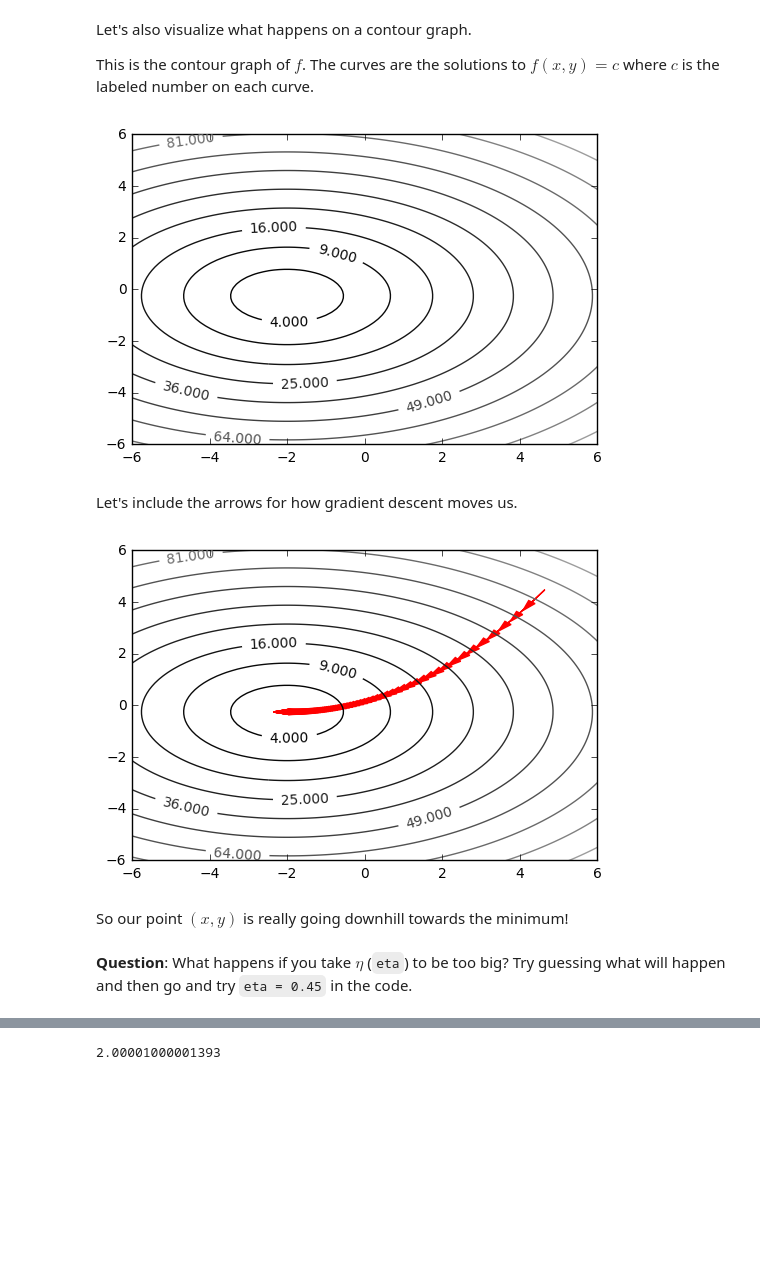
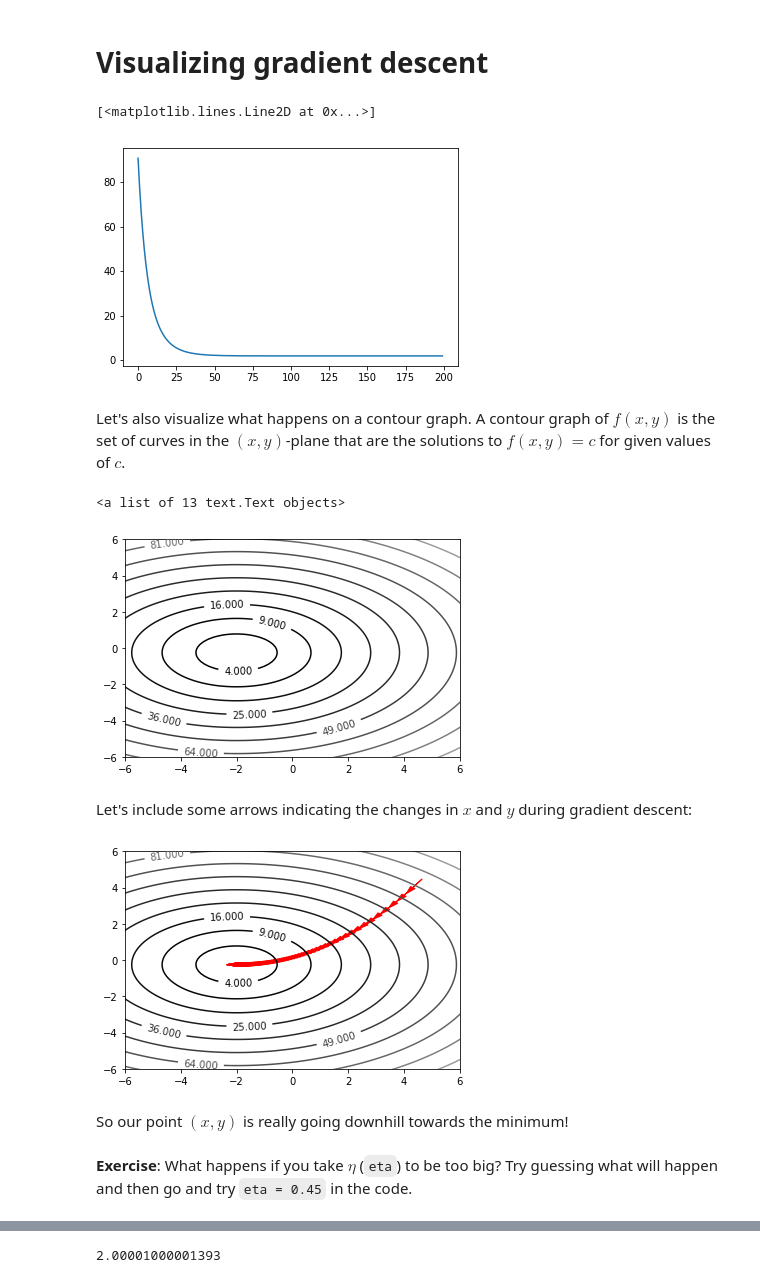
Before and after one commit to petermchale/math9, a Jupyter notebook: lectures/Lecture22.ipynb, the cells around one changed output, grey strips where cells are left out. Saved outputs shown, nothing was run; the diff lists cells and outputs as text; code cells hidden in the pictures; blank space fills up the shorter version.

```diff
--- a/lectures/Lecture22.ipynb
+++ b/lectures/Lecture22.ipynb
@@ -17,22 +19,21 @@ import numpy as np
 # %%
+import numpy as np
+
 f = lambda x, y: x*x + 2*y*y + 4*x + y + 6
 
-# I copy-pasted this code from matplotlib documentation and modified it to graph f.
+x = np.linspace(-20,20,300)
+y = np.linspace(-20,20,300)
+X, Y = np.meshgrid(x,y)
+Z = f(X, Y)
+
+# I copy-pasted the following code from matplotlib documentation
+# and modified it to graph f.
 # You don't need to know how to make 3d graphs
 
 from mpl_toolkits.mplot3d import axes3d
 import matplotlib.pyplot as plt
-
+% matplotlib inline
 fig = plt.figure()
 ax = fig.add_subplot(111, projection='3d')
-
-X = np.linspace(-20,20,300)
-Y = np.linspace(-20,20,300)
-X, Y = np.meshgrid(X,Y)
-Z = f(X, Y)
-
-# Plot a basic wireframe.
 ax.plot_wireframe(X, Y, Z, rstride=10, cstride=10)
-
-plt.show()
 # %% [output]
@@ -104,39 +98,37 @@ minimal f(x,y):  1.8750000602057808 at point (-1.9997546313362582, -0.2499999962
+# %% [markdown]
+# Visualizing gradient descent
+# %%
+# plot the values f takes at each step of the algorithm
+plt.plot(range(num_steps), f_vals)
+# %% [output]
+[<matplotlib.lines.Line2D at 0x...>]
+[figure, added]
 # %% [markdown]
-Let's also visualize what happens on a contour graph.
-
-This is the contour graph of $f$. The curves are the solutions to $f(x,y) = c$ where $c$ is the labeled number on each curve.
+Let's also visualize what happens on a contour graph. A contour graph of $f(x,y)$ is the set of curves in the $(x,y)$-plane that are the solutions to $f(x,y) = c$ for given values of $c$.
 # %%
-X = np.linspace(-20,20,300)
-Y = np.linspace(-20,20,300)
-X, Y = np.meshgrid(X,Y)
-Z = f(X, Y)
-
 CS = plt.contour(X, Y, Z, [1, 4, 9, 16, 25, 36, 49, 64, 81, 100, 121, 144, 169, 196], cmap="gray")
 plt.axis([-6,6,-6,6])
 plt.clabel(CS, inline=1, fontsize=10)
-plt.show()
 # %% [output]
+<a list of 13 text.Text objects>
-[figure, old version]
+[figure, new version]
 # %% [markdown]
-Let's include the arrows for how gradient descent moves us.
+Let's include some arrows indicating the changes in $x$ and $y$ during gradient descent:
 # %%
-plt.figure(111)
-ax = plt.subplot(111)
 CS = plt.contour(X, Y, Z, [1, 4, 9, 16, 25, 36, 49, 64, 81, 100, 121, 144, 169, 196], cmap="gray")
 plt.axis([-6,6,-6,6])
 plt.clabel(CS, inline=1, fontsize=10)
-# let's plot every few times to avoid congestion of arrows in the picture
-delta_n = 1
-for i in range(0,99,delta_n):
-    #plt.scatter(x_vals[i], y_vals[i])
-    plt.arrow(x_vals[i], y_vals[i], (x_vals[i+delta_n] - x_vals[i]), (y_vals[i+delta_n] - y_vals[i]), head_width=0.2, head_length=0.4, color="red")
 
-#plt.plot(x_vals, y_vals)
-plt.show()
+for i in range(99):
+    plt.arrow(x_vals[i],
+              y_vals[i],
+              x_vals[i+1] - x_vals[i],
+              y_vals[i+1] - y_vals[i],
+              head_width=0.2, head_length=0.4, color="red")
 # %% [output]
-[figure, old version]
+[figure, new version]
 # %% [markdown]
 So our point $(x,y)$ is really going downhill towards the minimum!
 # %% [markdown]
-**Question**: What happens if you take $\eta$ (`eta`) to be too big? Try guessing what will happen and then go and try `eta = 0.45` in the code.
+**Exercise**: What happens if you take $\eta$ (`eta`) to be too big? Try guessing what will happen and then go and try `eta = 0.45` in the code.
 # %% [markdown]
```
Also changed, not shown: parts of 16 cells of this notebook.
